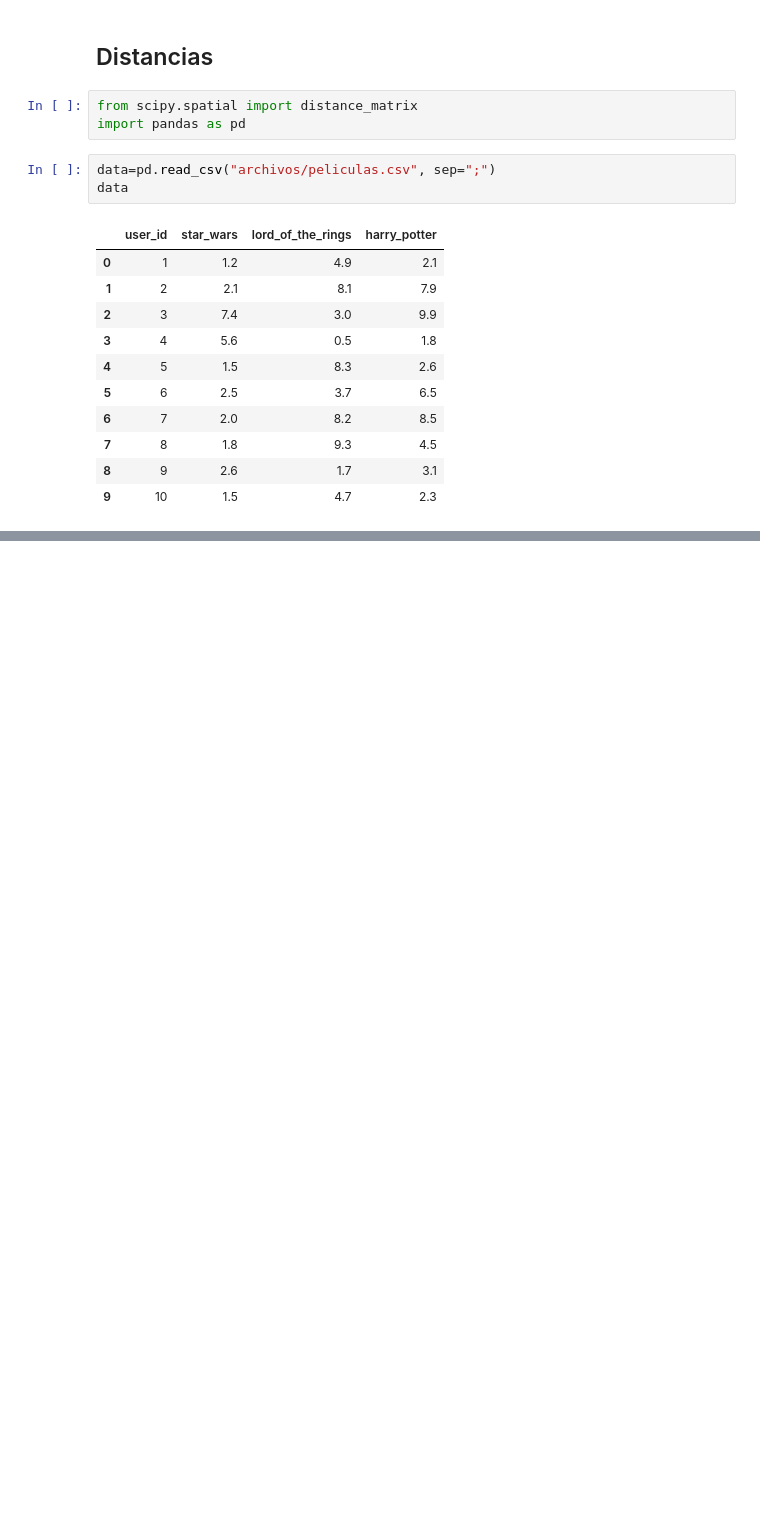
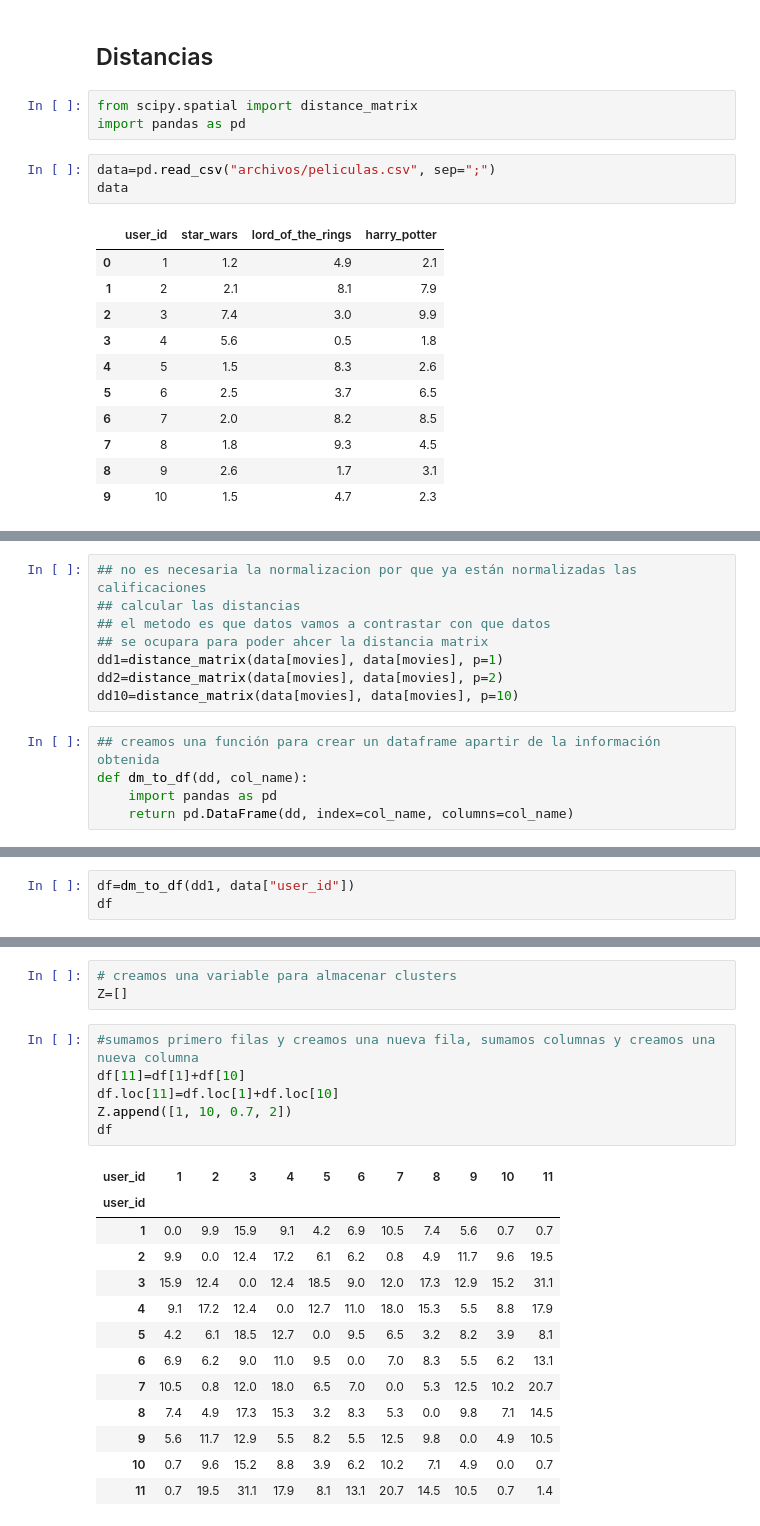
Before and after one commit to GersonVis/Tecnicas-de-IA, a Jupyter notebook: curso udemy/clustering/ejercisio.ipynb, the cells around one changed output, grey strips where cells are left out. Saved outputs shown, nothing was run; the diff lists cells and outputs as text; blank space fills up the shorter version.

```diff
--- a/curso udemy/clustering/ejercisio.ipynb
+++ b/curso udemy/clustering/ejercisio.ipynb
@@ -20,0 +27,13 @@ data
+# %%
+## no es necesaria la normalizacion por que ya están normalizadas las calificaciones
+## calcular las distancias
+## el metodo es que datos vamos a contrastar con que datos
+## se ocupara para poder ahcer la distancia matrix
+dd1=distance_matrix(data[movies], data[movies], p=1)
+dd2=distance_matrix(data[movies], data[movies], p=2)
+dd10=distance_matrix(data[movies], data[movies], p=10)
+# %%
+## creamos una función para crear un dataframe apartir de la información obtenida
+def dm_to_df(dd, col_name):
+    import pandas as pd
+    return pd.DataFrame(dd, index=col_name, columns=col_name)
@@ -20,0 +100,3 @@ data
+# %%
+df=dm_to_df(dd1, data["user_id"])
+df
@@ -20,0 +116,23 @@ data
+# %%
+# creamos una variable para almacenar clusters
+Z=[]
+# %%
+#sumamos primero filas y creamos una nueva fila, sumamos columnas y creamos una nueva columna
+df[11]=df[1]+df[10]
+df.loc[11]=df.loc[1]+df.loc[10]
+Z.append([1, 10, 0.7, 2])
+df
+# %% [output]
+| user_id | 1 | 2 | 3 | 4 | 5 | 6 | 7 | 8 | 9 | 10 | 11 |
+| user_id |  |  |  |  |  |  |  |  |  |  |  |
+| 1 | 0.0 | 9.9 | 15.9 | 9.1 | 4.2 | 6.9 | 10.5 | 7.4 | 5.6 | 0.7 | 0.7 |
+| 2 | 9.9 | 0.0 | 12.4 | 17.2 | 6.1 | 6.2 | 0.8 | 4.9 | 11.7 | 9.6 | 19.5 |
+| 3 | 15.9 | 12.4 | 0.0 | 12.4 | 18.5 | 9.0 | 12.0 | 17.3 | 12.9 | 15.2 | 31.1 |
+| 4 | 9.1 | 17.2 | 12.4 | 0.0 | 12.7 | 11.0 | 18.0 | 15.3 | 5.5 | 8.8 | 17.9 |
+| 5 | 4.2 | 6.1 | 18.5 | 12.7 | 0.0 | 9.5 | 6.5 | 3.2 | 8.2 | 3.9 | 8.1 |
+| 6 | 6.9 | 6.2 | 9.0 | 11.0 | 9.5 | 0.0 | 7.0 | 8.3 | 5.5 | 6.2 | 13.1 |
+| 7 | 10.5 | 0.8 | 12.0 | 18.0 | 6.5 | 7.0 | 0.0 | 5.3 | 12.5 | 10.2 | 20.7 |
+| 8 | 7.4 | 4.9 | 17.3 | 15.3 | 3.2 | 8.3 | 5.3 | 0.0 | 9.8 | 7.1 | 14.5 |
+| 9 | 5.6 | 11.7 | 12.9 | 5.5 | 8.2 | 5.5 | 12.5 | 9.8 | 0.0 | 4.9 | 10.5 |
+| 10 | 0.7 | 9.6 | 15.2 | 8.8 | 3.9 | 6.2 | 10.2 | 7.1 | 4.9 | 0.0 | 0.7 |
+| 11 | 0.7 | 19.5 | 31.1 | 17.9 | 8.1 | 13.1 | 20.7 | 14.5 | 10.5 | 0.7 | 1.4 |
```
Also changed, not shown: parts of 30 cells of this notebook, 1 other file.
